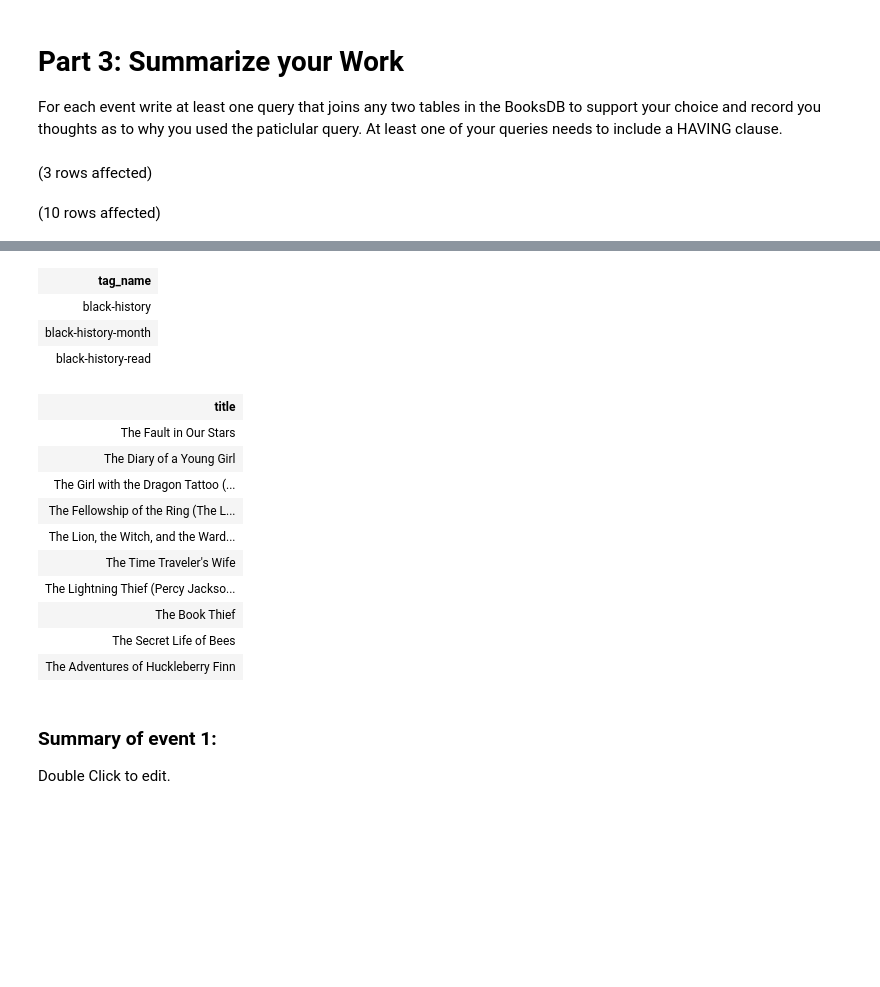
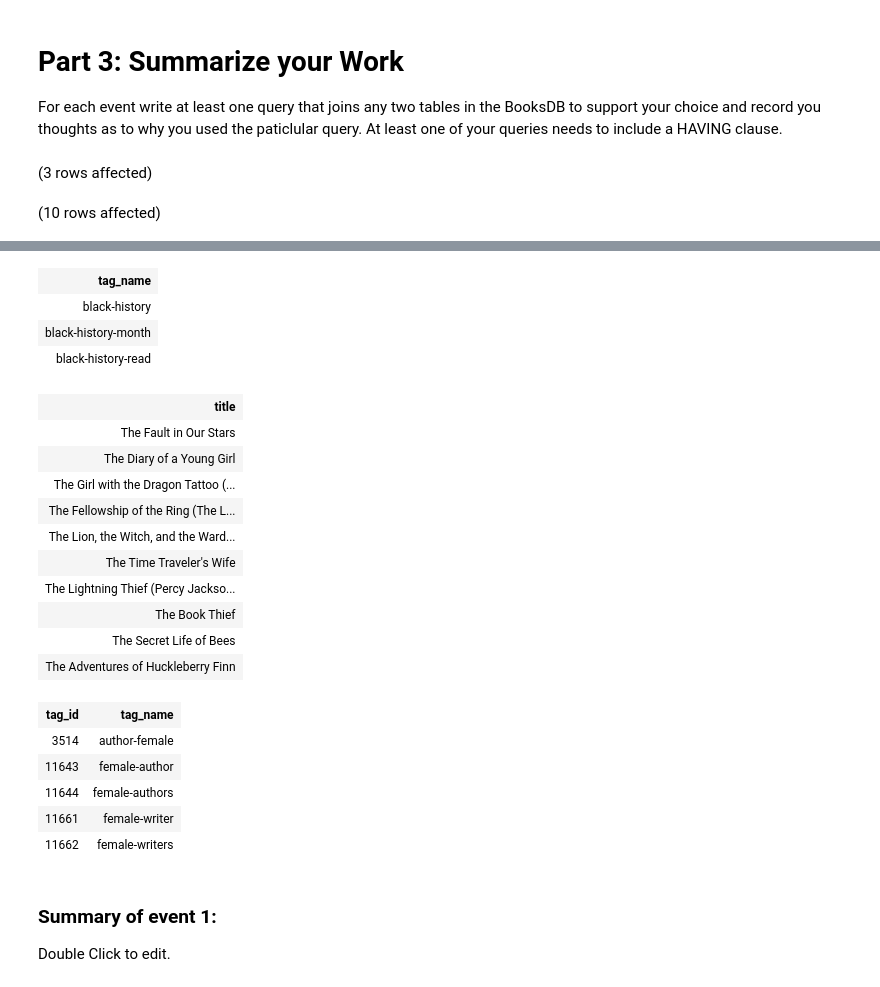
Before and after one commit to hollyhira/Studio13_SQL-Part-3, a Jupyter notebook: SQL-Part-3-Studio.ipynb, the cells around one changed output, grey strips where cells are left out. Drawn from its saved outputs; the diff is of its cells as text; code cells hidden in the pictures; blank space fills up the shorter version.

```diff
--- a/SQL-Part-3-Studio.ipynb
+++ b/SQL-Part-3-Studio.ipynb
@@ -170,6 +205,10 @@ FROM books
 WHERE title LIKE 'THE%' AND title LIKE '%F%' OR title LIKE '%DRAGON%'
 
 --WE USE HAVING WHEN WE HAVE AN AGGREGATION. IT SERVES AS THE FILTER ON AN AGGREGATION, LIKE WHERE
+USE BooksDB
+SELECT *
+FROM tags
+WHERE tag_name LIKE 'female-author%' or tag_name LIKE 'female-writer%' or tag_name LIKE 'author-female'
 # %% [output]
 (3 rows affected)
 (10 rows affected)
@@ -177,18 +217,24 @@ Total execution time: 00:00:00.166
 | tag_name |
 | black-history |
 | black-history-month |
 | black-history-read |
 | title |
 | The Fault in Our Stars |
 | The Diary of a Young Girl |
 | The Girl with the Dragon Tattoo (... |
 | The Fellowship of the Ring (The L... |
 | The Lion, the Witch, and the Ward... |
 | The Time Traveler's Wife |
 | The Lightning Thief (Percy Jackso... |
 | The Book Thief |
 | The Secret Life of Bees |
 | The Adventures of Huckleberry Finn |
+| tag_id | tag_name |
+| 3514 | author-female |
+| 11643 | female-author |
+| 11644 | female-authors |
+| 11661 | female-writer |
+| 11662 | female-writers |
 # %% [markdown]
 ### **Summary of event 1:**
 
```
Also changed, not shown: parts of 8 cells of this notebook.
